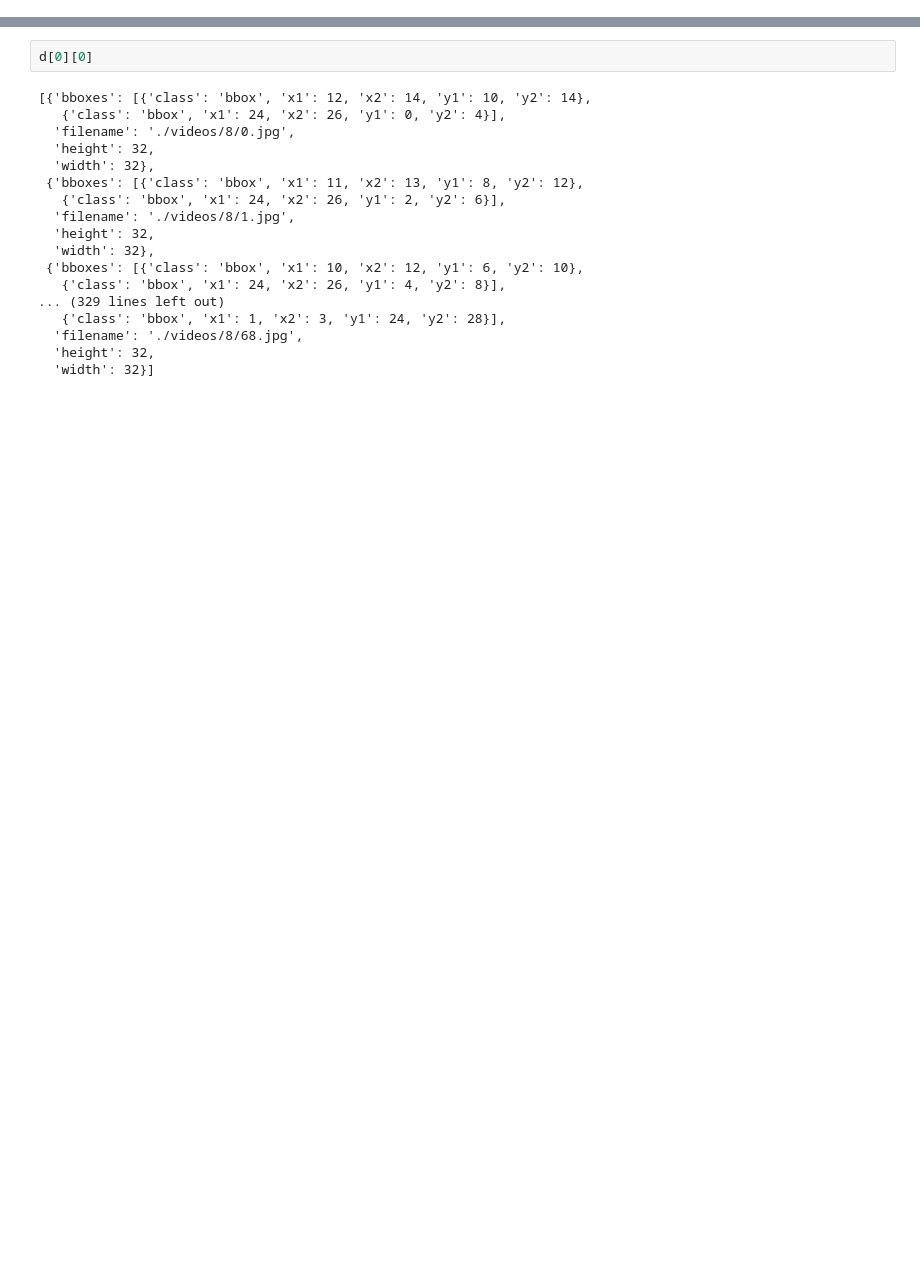
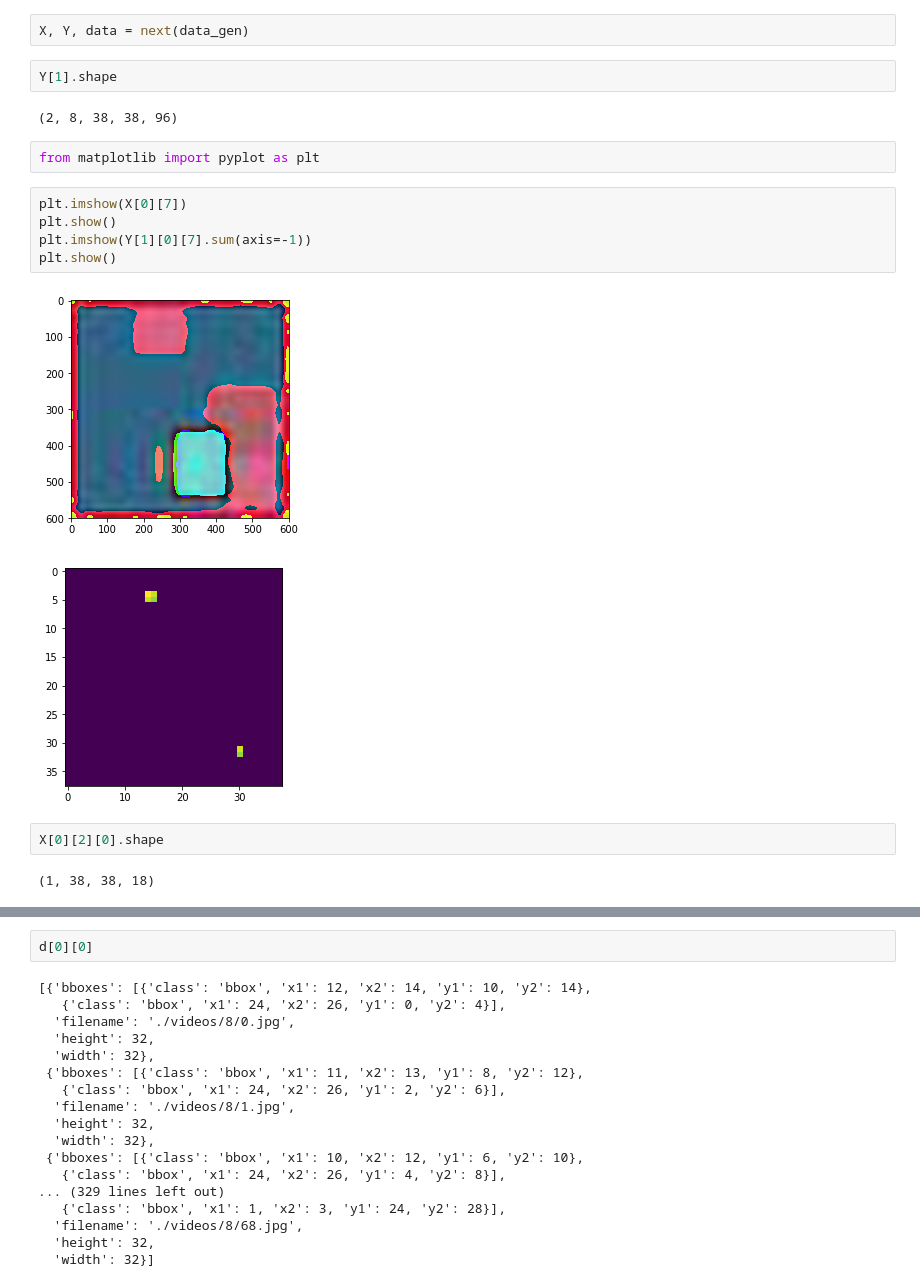
Before and after one commit to npetrenko/recurrent_frcnn, a Jupyter notebook: test_notebook.ipynb, the cells around one changed output, grey strips where cells are left out. Saved outputs shown, nothing was run; the diff lists cells and outputs as text; blank space fills up the shorter version.

```diff
--- a/test_notebook.ipynb
+++ b/test_notebook.ipynb
@@ -3 +62,21 @@ from rcnn import video_parser
+# %%
+X, Y, data = next(data_gen)
+# %%
+Y[1].shape
+# %% [output]
+(2, 8, 38, 38, 96)
+# %%
+from matplotlib import pyplot as plt
+# %%
+plt.imshow(X[0][7])
+plt.show()
+plt.imshow(Y[1][0][7].sum(axis=-1))
+plt.show()
+# %% [output]
+[figure, added]
+[figure, added]
+# %%
+X[0][2][0].shape
+# %% [output]
+(1, 38, 38, 18)
 # %%
```
Also changed, not shown: parts of 4 cells of this notebook, 5 other files.
